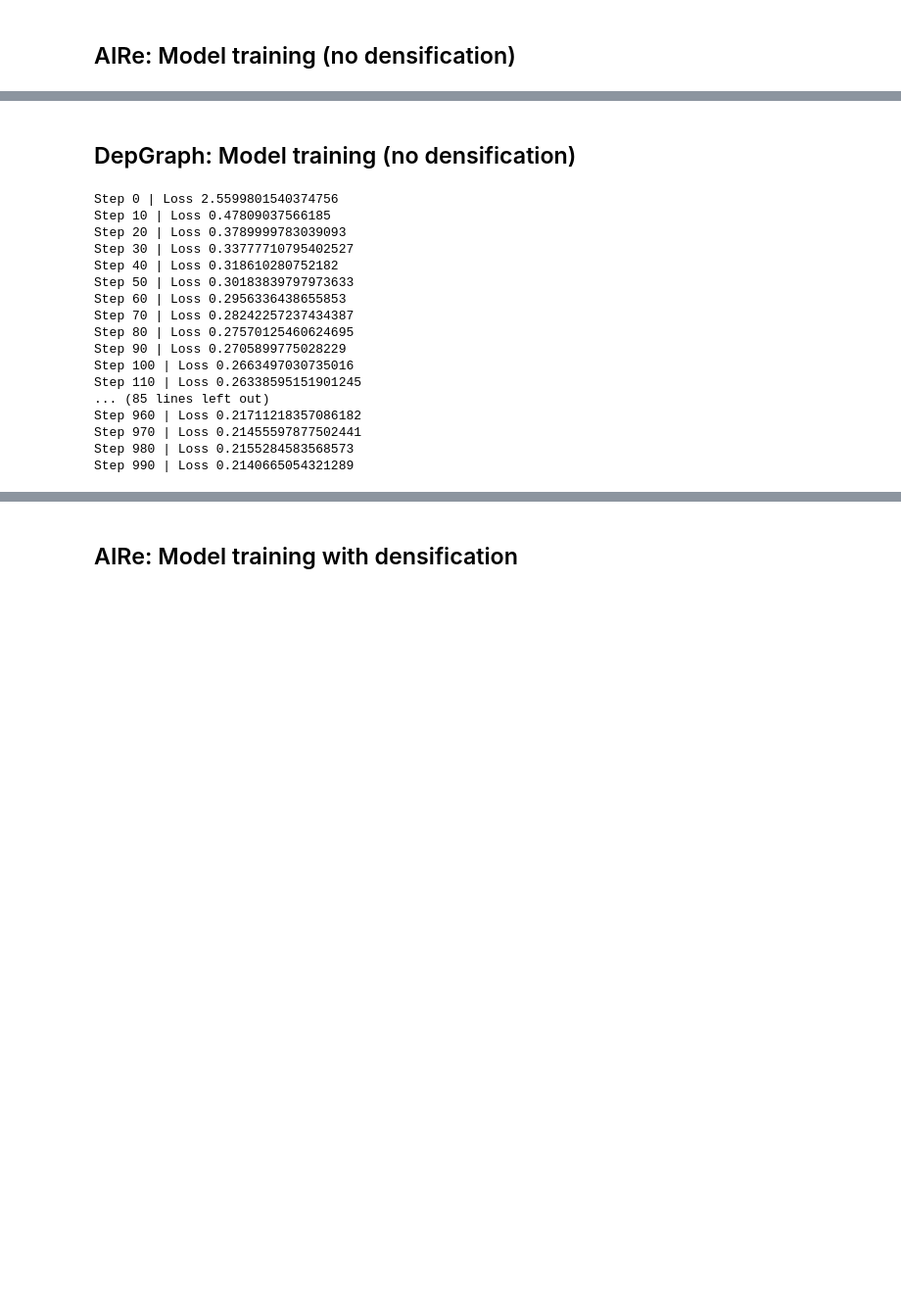
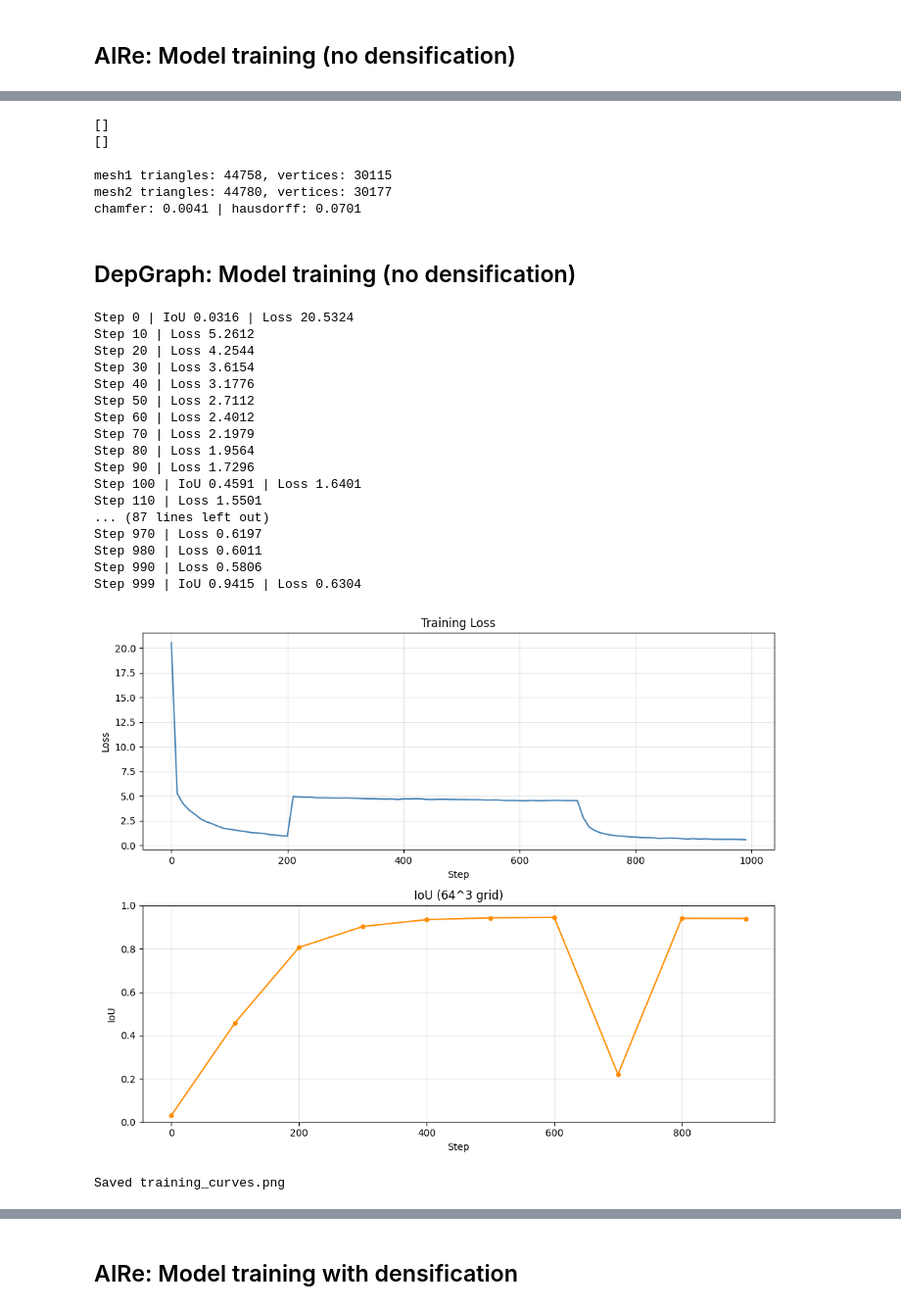
Before and after one commit to n1k0la-21/adaptive_pruning_SIREN, a Jupyter notebook: notebooks/test.ipynb, the cells around one changed output, grey strips where cells are left out. Shown at 98% size. Saved outputs shown, nothing was run; the diff lists cells and outputs as text; code cells hidden in the pictures; blank space fills up the shorter version.

```diff
--- a/notebooks/test.ipynb
+++ b/notebooks/test.ipynb
@@ -241,32 +220,58 @@ Hidden layer  4:  109 neurons
 Final layer    :    1 neurons
 # %%
-marching_cubes.write_obj("armadillo_128_AIRe.obj", model=model_aire_no, resolution=128, level=0.0)
+model = si.SIRENSDF(hidden_dims=[256, 103, 103])
+missing, unexpected = model.load_state_dict(torch.load("lucy_weights/AIRe.pth", map_location=torch.device("cuda")))
+model.eval()
+model.to(torch.device("cuda"))
+print(missing)
+print(unexpected)
+marching_cubes.write_obj("lucy_128_AIRe.obj", model=model, resolution=128, level=0.0)
+# %% [output]
+[]
+[]
+# %%
+chamfer, hausdorff = chamfer_hausdorff("lucy_128_AIRe.obj", "lucy_128_gt.obj")
+print(f"chamfer: {chamfer:.4f} | hausdorff: {hausdorff:.4f}")
+# %% [output]
+mesh1 triangles: 44758, vertices: 30115
+mesh2 triangles: 44780, vertices: 30177
+chamfer: 0.0041 | hausdorff: 0.0701
 # %% [markdown]
 ## DepGraph: Model training (no densification)
 # %%
 set_seeds()
-model_dep_no = si.SIRENSDF()
-prune_DepGraph = pm.DepGraph(model_dep_no, 0.6, int(size_per_layer * 0.2))
-model_loss = loss.Loss(lambda_surface=175,  lambda_eikonal=0.25, lambda_normal=2, lambda_inter=0.05, lambda_off=2, lambda_twd=1e-4, model=model_dep_no, pruning_module=prune_DepGraph)
-optimizer = torch.optim.Adam(model_dep_no.parameters(), lr=1e-4)
+device = torch.device("cuda")
+model = si.SIRENSDF(hidden_dims=[256, 256, 256]).to(device)
+prune_DepGraph = pm.DepGraph(model, 0.6)
+model_loss = loss.Loss(lambda_surface=175,  lambda_eikonal=1, lambda_normal=15, lambda_inter=4, lambda_off=15, lambda_twd=1e-3, model=model, pruning_module=prune_DepGraph)
+optimizer = torch.optim.Adam(model.parameters(), lr=1e-4*2)
 # %%
-train(epochs=1000, data=mesh, no_surface=10000, no_off_surface=15000, model=model_dep_no, loss=model_loss, optimizer=optimizer, scene=mesh.scene, pruning_module=prune_DepGraph)
+loss_hist, iou_hist, iou_steps = train(epochs=1000, data=mesh, no_surface=10000, no_off_surface=15000, model=model, loss=model_loss, optimizer=optimizer, scene=mesh.scene, pruning_module=prune_DepGraph)
+np.savez(
+    "lucy_weights/history/DepGraph_history.npz",
+    loss=np.array(loss_hist),
+    iou=np.array(iou_hist),
+    steps=np.array(iou_steps)
+)
+torch.save(model.state_dict(), "lucy_weights/DepGraph.pth")
 # %% [output]
-Step 0 | Loss 2.5599801540374756
-Step 10 | Loss 0.47809037566185
-Step 20 | Loss 0.3789999783039093
-Step 30 | Loss 0.33777710795402527
-Step 40 | Loss 0.318610280752182
-Step 50 | Loss 0.30183839797973633
-Step 60 | Loss 0.2956336438655853
-Step 70 | Loss 0.28242257237434387
-Step 80 | Loss 0.27570125460624695
-Step 90 | Loss 0.2705899775028229
-Step 100 | Loss 0.2663497030735016
-Step 110 | Loss 0.26338595151901245
-... (85 lines left out)
-Step 960 | Loss 0.21711218357086182
-Step 970 | Loss 0.21455597877502441
-Step 980 | Loss 0.2155284583568573
-Step 990 | Loss 0.2140665054321289
+Step 0 | IoU 0.0316 | Loss 20.5324
+Step 10 | Loss 5.2612
+Step 20 | Loss 4.2544
+Step 30 | Loss 3.6154
+Step 40 | Loss 3.1776
+Step 50 | Loss 2.7112
+Step 60 | Loss 2.4012
+Step 70 | Loss 2.1979
+Step 80 | Loss 1.9564
+Step 90 | Loss 1.7296
+Step 100 | IoU 0.4591 | Loss 1.6401
+Step 110 | Loss 1.5501
+... (87 lines left out)
+Step 970 | Loss 0.6197
+Step 980 | Loss 0.6011
+Step 990 | Loss 0.5806
+Step 999 | IoU 0.9415 | Loss 0.6304
+[figure, added]
+Saved training_curves.png
 # %%
```
Also changed, not shown: parts of 36 cells of this notebook, 11 other files.
